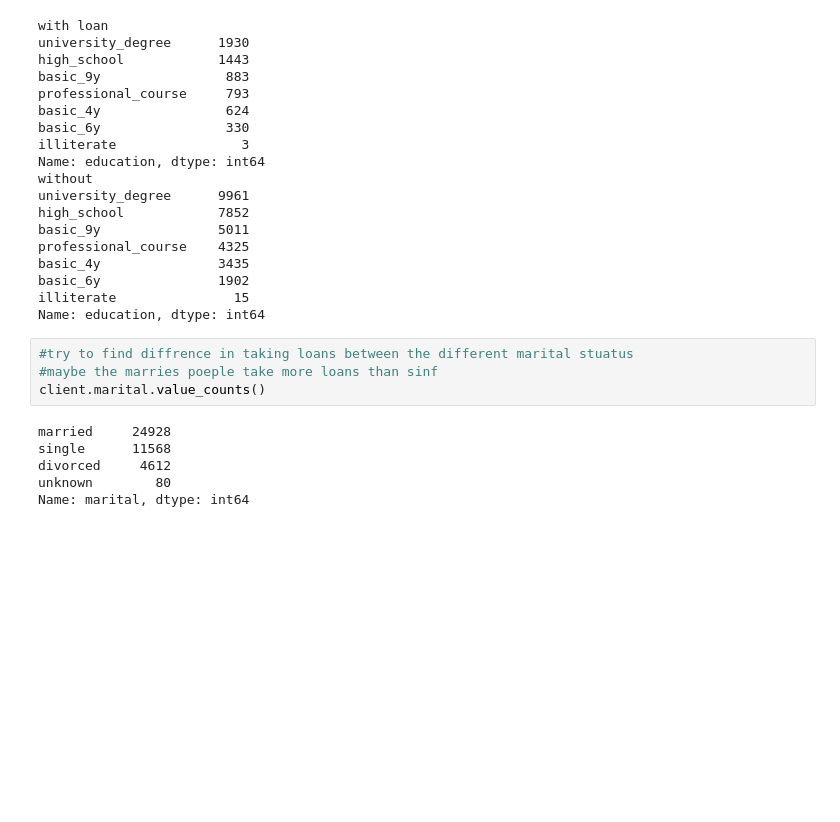
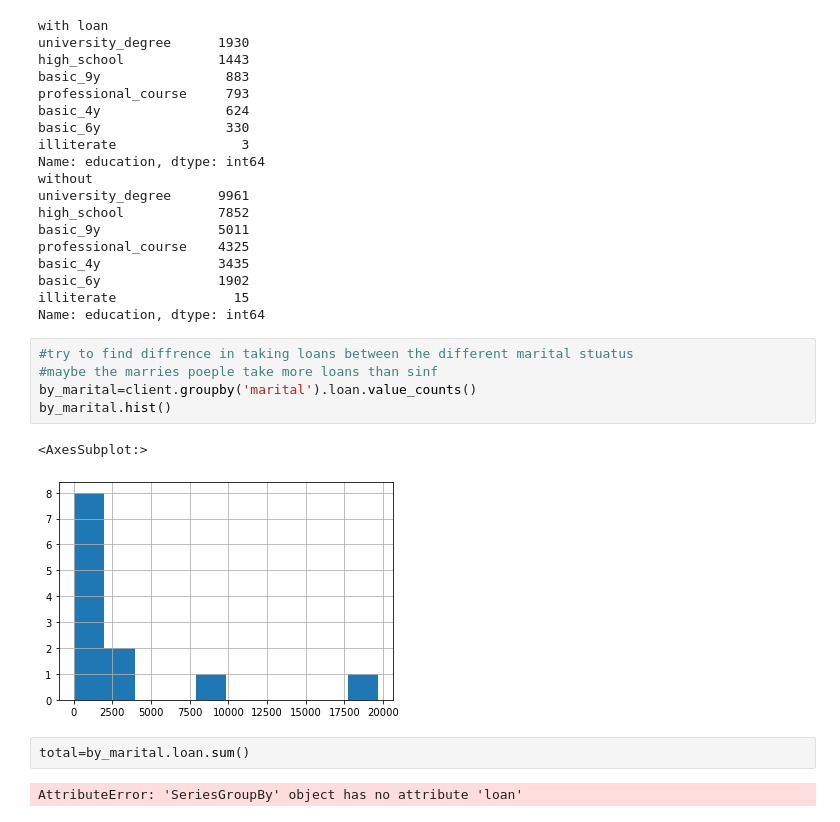
Before and after one commit to mohamed32145/client-bandk-data-analysis-, a Jupyter notebook: banks_loans.ipynb, the cells around one changed output. Cells and saved outputs as stored; diff of their text form; blank space fills up the shorter version.

```diff
--- a/banks_loans.ipynb
+++ b/banks_loans.ipynb
@@ -268,10 +260,12 @@ Name: education, dtype: int64
 # %%
 #try to find diffrence in taking loans between the different marital stuatus
 #maybe the marries poeple take more loans than sinf
-client.marital.value_counts()
+by_marital=client.groupby('marital').loan.value_counts()
+by_marital.hist()
 # %% [output]
-married     24928
-single      11568
-divorced     4612
-unknown        80
-Name: marital, dtype: int64
+<AxesSubplot:>
+[figure, added]
+# %%
+total=by_marital.loan.sum()
+# %% [output]
+AttributeError: 'SeriesGroupBy' object has no attribute 'loan'
```
Also changed, not shown: parts of 5 cells of this notebook.
